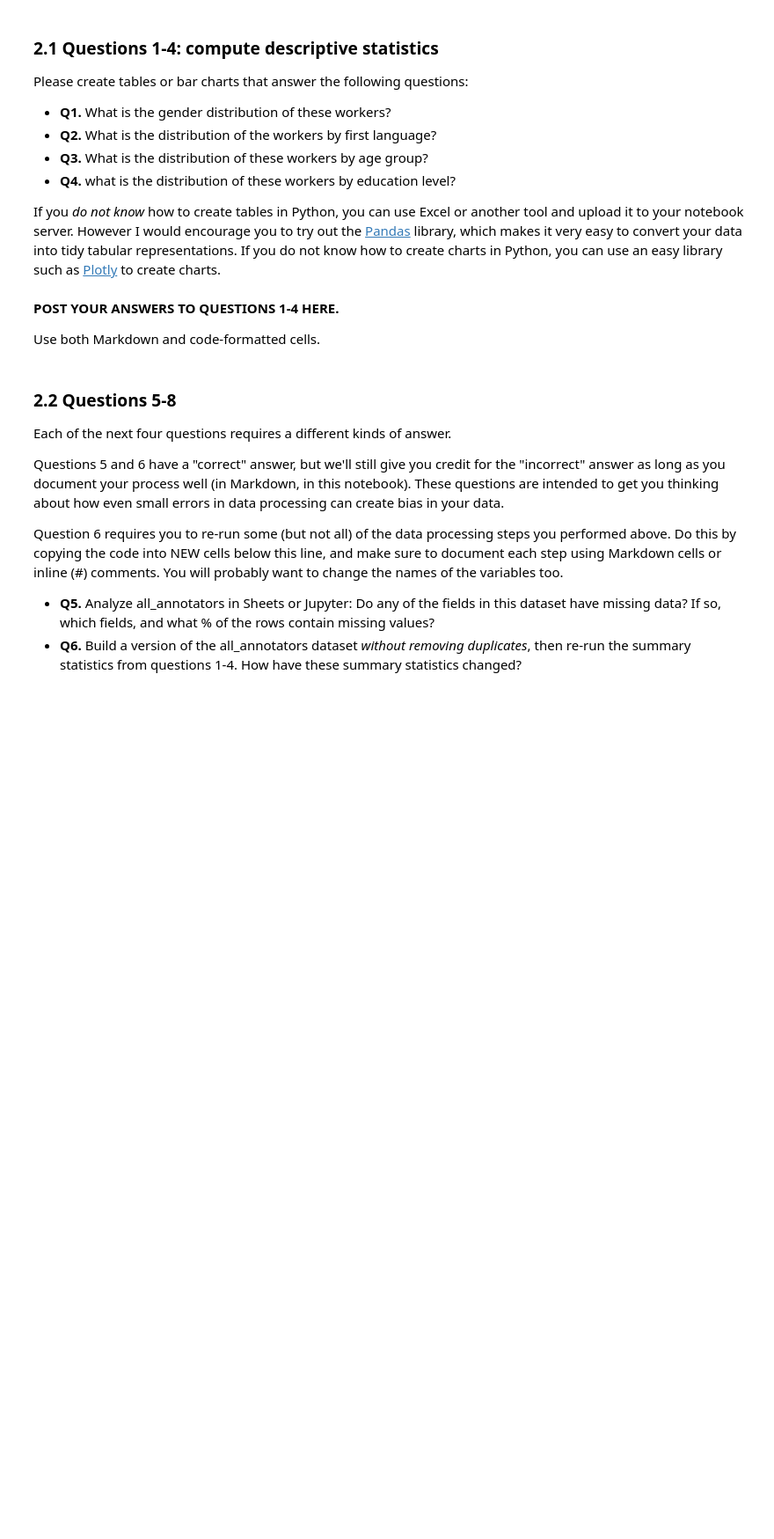
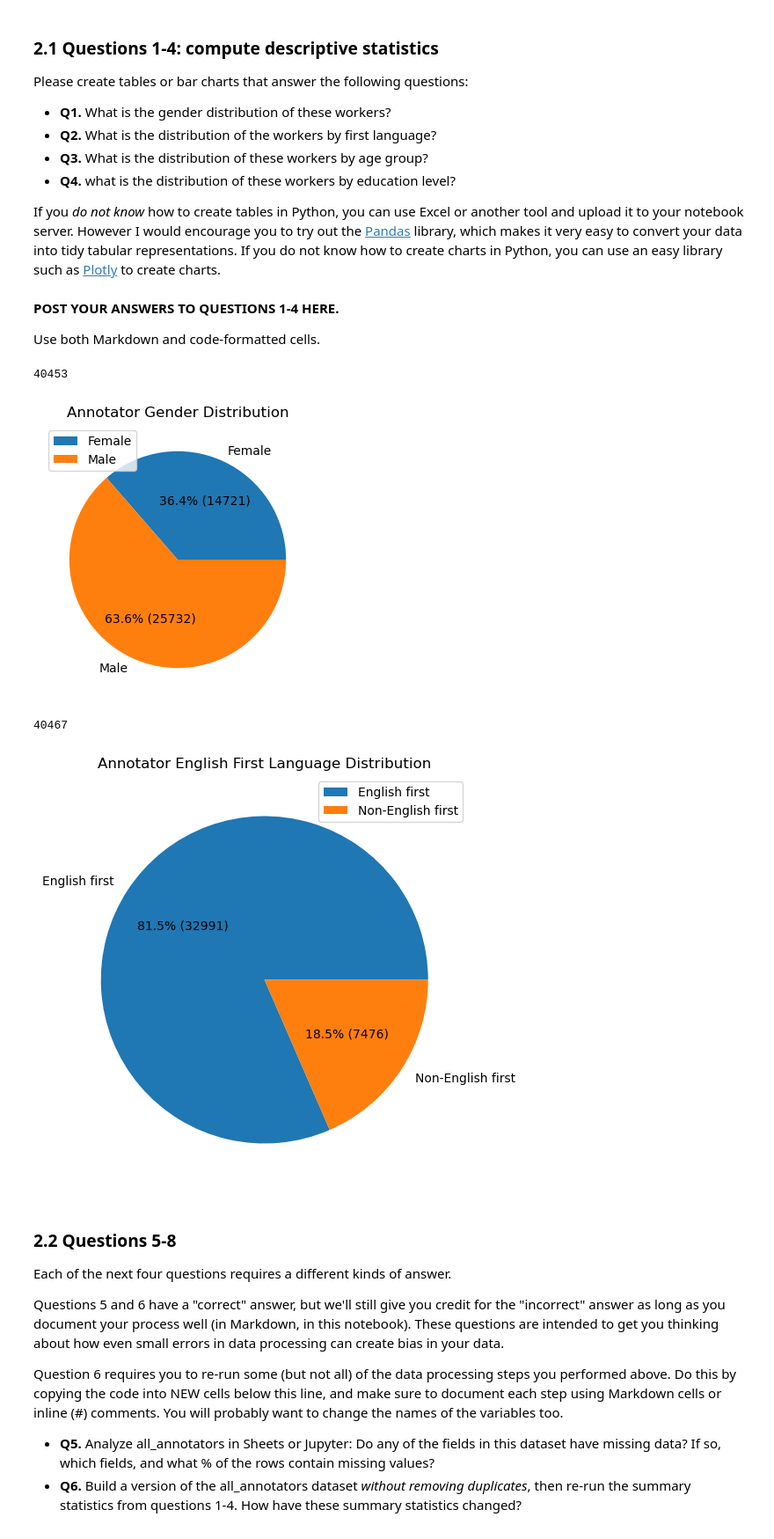
Before and after one commit to linvariel/hcde-410, a Jupyter notebook: A2/hcde410-a2.ipynb, the cells around one changed output. Shown at 88% size. Saved outputs shown, nothing was run; the diff lists cells and outputs as text; code cells hidden in the pictures; blank space fills up the shorter version.

```diff
--- a/A2/hcde410-a2.ipynb
+++ b/A2/hcde410-a2.ipynb
@@ -430,3 +427,60 @@ import pandas as pd
+# %%
+import pandas as pd
+import matplotlib.pyplot as plt
+
+all_annotators_df = pd.DataFrame(all_annotators)
+
+# gender distribution of workers
+f = all_annotators_df[all_annotators_df['gender'] == 'female'].size
+m = all_annotators_df[all_annotators_df['gender'] == 'male'].size
+# print(f + m)
+fm_df = pd.DataFrame({
+    'Annotator Gender': ['Female', 'Male'],
+    'Distribution': [f, m]
+})
+
+fm_df.plot(
+    kind='pie',
+    y='Distribution',
+    labels=fm_df['Annotator Gender'],
+    autopct= lambda pct: f'{pct:.1f}% ({int(round(pct * fm_df['Distribution'].sum() / 100))})',
+    figsize=(4, 4)
+)
+
+plt.title('Annotator Gender Distribution')
+plt.ylabel('')
+plt.show()
+
+
+# distribution of workers by first language
+eng_first = all_annotators_df[all_annotators_df['english_first_language'] == '1'].size
+non_eng_first = all_annotators_df[all_annotators_df['english_first_language'] == '0'].size
+# print(eng_first + non_eng_first)
+eng_df = pd.DataFrame({
+    'First Lang': ['English first', 'Non-English first'],
+    'Distribution': [non_eng_first, eng_first]
+})
+
+eng_df.plot(
+    kind='pie',
+    y='Distribution',
+    labels=eng_df['First Lang'],
+    autopct= lambda pct: f'{pct:.1f}% ({int(round(pct * eng_df['Distribution'].sum() / 100))})',
+    figsize=(6,7)
+)
+
+plt.title('Annotator English First Language Distribution')
+plt.ylabel('')
+plt.show()
+
+# distribution of workers by age group
+
+# distribution of workers by education level
+# %% [output]
+40453
+[figure, added]
+40467
+[figure, added]
 # %% [markdown]
 ### 2.2 Questions 5-8
 
```
Also changed, not shown: parts of 3 cells of this notebook.
